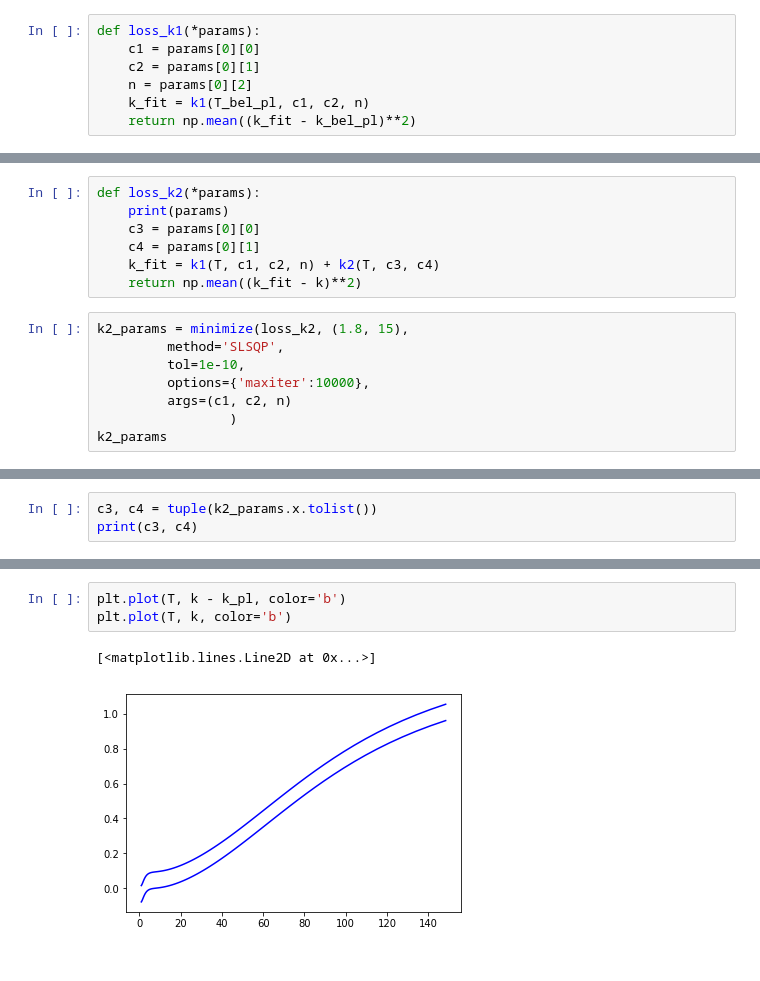
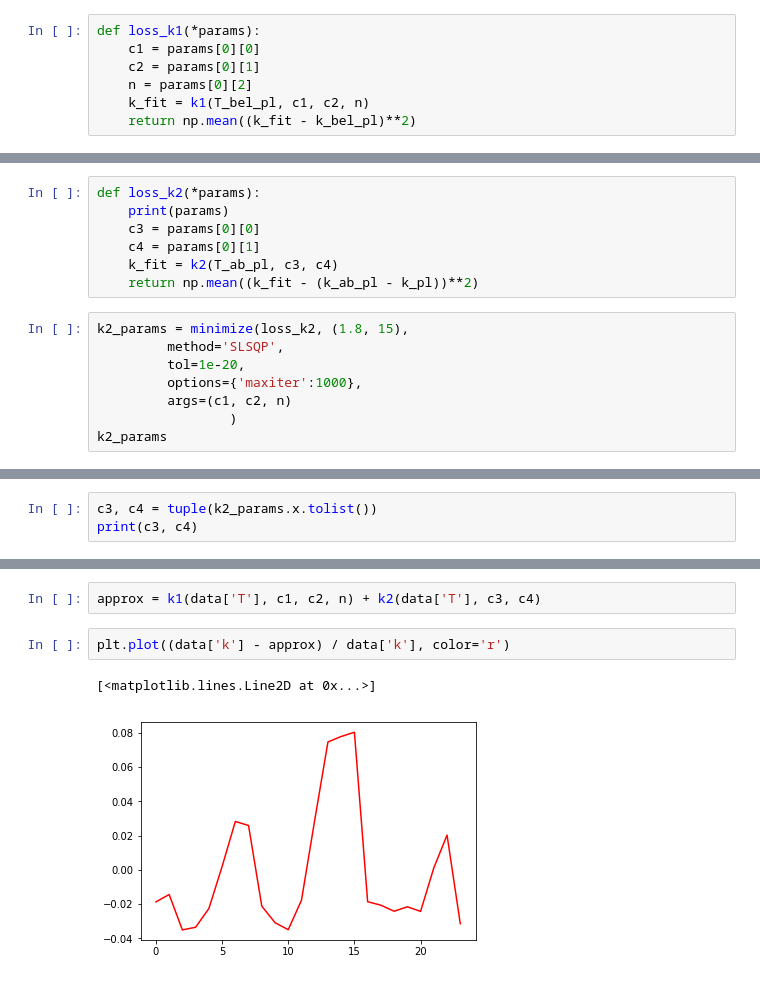
Before and after one commit to GeorgiiVdovychenko/ltpe, a Jupyter notebook: fit_one_by_one.ipynb, the cells around one changed output, grey strips where cells are left out. Cells and saved outputs as stored; diff of their text form.

```diff
--- a/fit_one_by_one.ipynb
+++ b/fit_one_by_one.ipynb
@@ -198,13 +223,13 @@ def loss_k2(*params):
     print(params)
     c3 = params[0][0]
     c4 = params[0][1]
-    k_fit = k1(T, с1, c2, n) + k2(T, c3, c4)
-    return np.mean((k_fit - k)**2)
+    k_fit = k2(T_ab_pl, c3, c4)
+    return np.mean((k_fit - (k_ab_pl - k_pl))**2)
 # %%
 k2_params = minimize(loss_k2, (1.8, 15),
          method='SLSQP',
-         tol=1e-10,
-         options={'maxiter':10000},
+         tol=1e-20,
+         options={'maxiter':1000},
          args=(с1, c2, n)
                  )
 k2_params
@@ -239,4 +263,4 @@ k2_params
 # %%
-с3, c4 = tuple(k2_params.x.tolist())
-print(с3, c4)
+c3, c4 = tuple(k2_params.x.tolist())
+print(c3, c4)
 # %% [output]
@@ -250,6 +285,7 @@ k_fit = k1(T, с1, c2, n) + k2(T, с3, c4)
+# %%
+approx = k1(data['T'], с1, c2, n) + k2(data['T'], c3, c4)
 # %%
-plt.plot(T, k - k_pl, color='b')
-plt.plot(T, k, color='b')
+plt.plot((data['k'] - approx) / data['k'], color='r')
 # %% [output]
 [<matplotlib.lines.Line2D at 0x...>]
-[figure, old version]
+[figure, new version]
```
Also changed, not shown: parts of 22 cells of this notebook, 5 other files.
